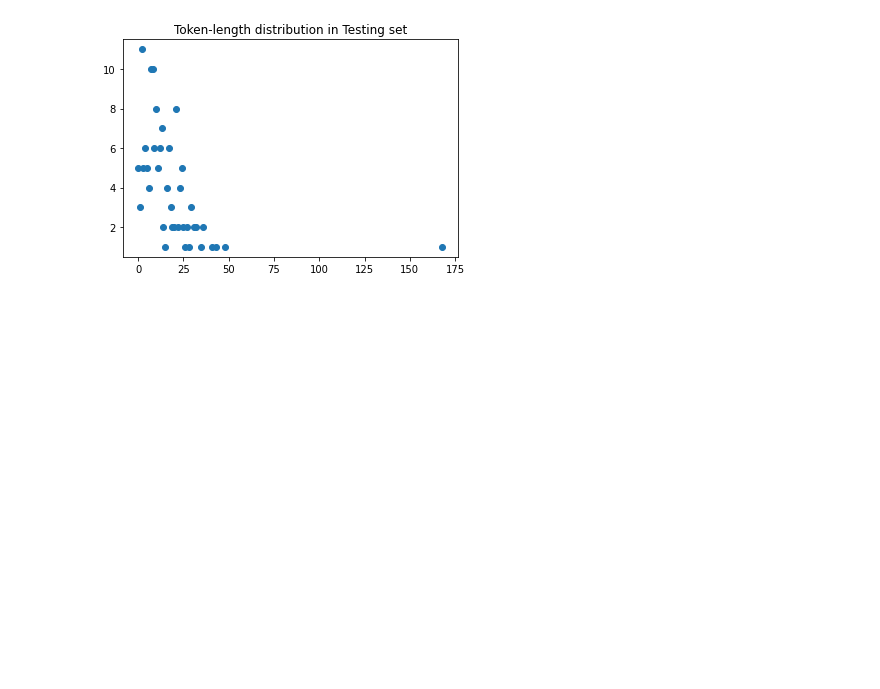
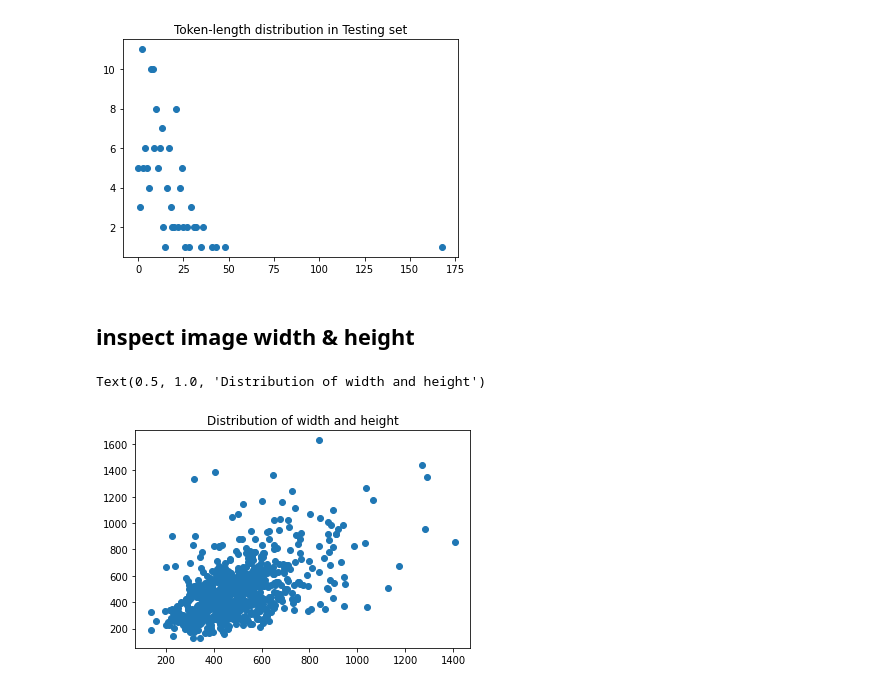
Before and after one commit to aisutd/emorecom, a Jupyter notebook: EDA.ipynb, the cells around one changed output. Saved outputs shown, nothing was run; the diff lists cells and outputs as text; code cells hidden in the pictures; blank space fills up the shorter version.

Commit message:
Added width&height distribution

```diff
--- a/EDA.ipynb
+++ b/EDA.ipynb
@@ -246,3 +246,20 @@ plt.title('Token-length distribution in Testing set')
 # %% [output]
 Text(0.5, 1.0, 'Token-length distribution in Testing set')
 [figure]
+# %% [markdown]
+## inspect image width & height
+# %%
+# collect widths and heights
+widths, heights = [], []
+for path in train_images:
+    path = os.path.join(train_image_path, path)
+    w, h, _ = cv2.imread(path).shape
+    widths.append(w)
+    heights.append(h)
+# %%
+# print distribution of widths and heights
+plt.scatter(x = widths, y = heights)
+plt.title('Distribution of width and height')
+# %% [output]
+Text(0.5, 1.0, 'Distribution of width and height')
+[figure, added]
```
Also changed, not shown: parts of 3 cells of this notebook.
